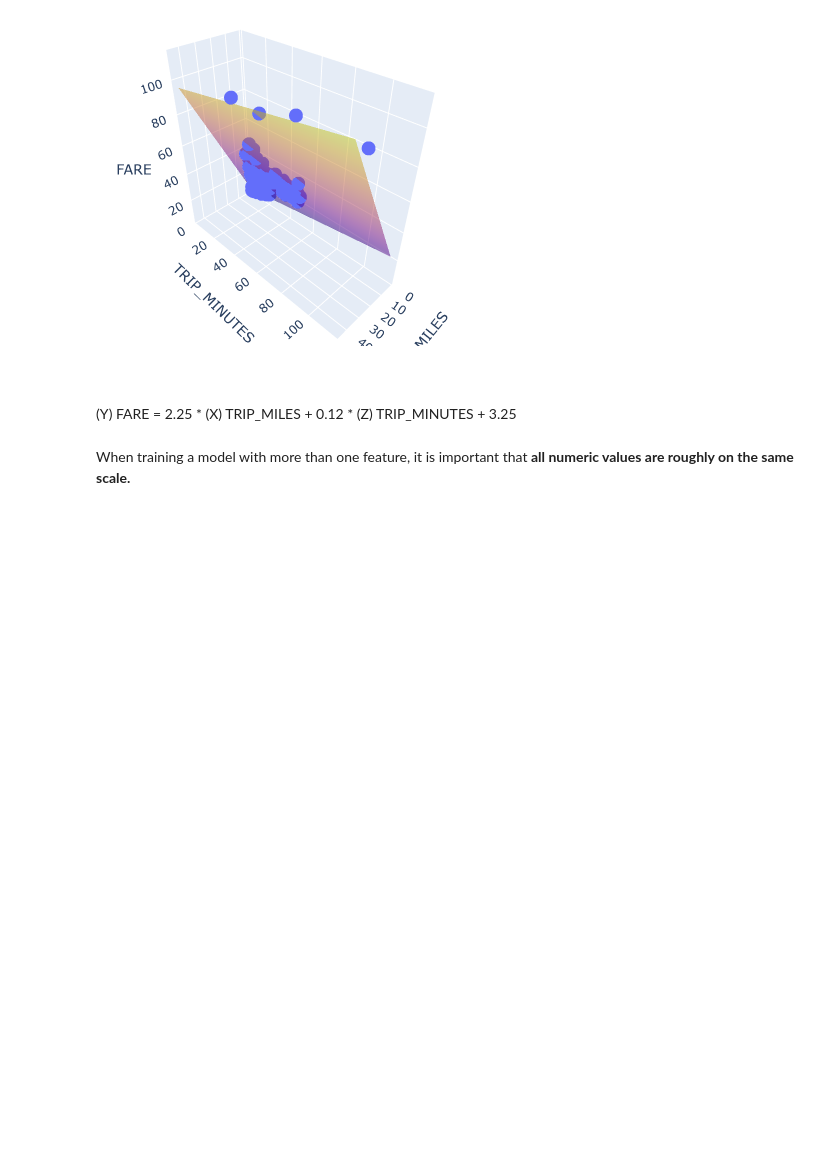
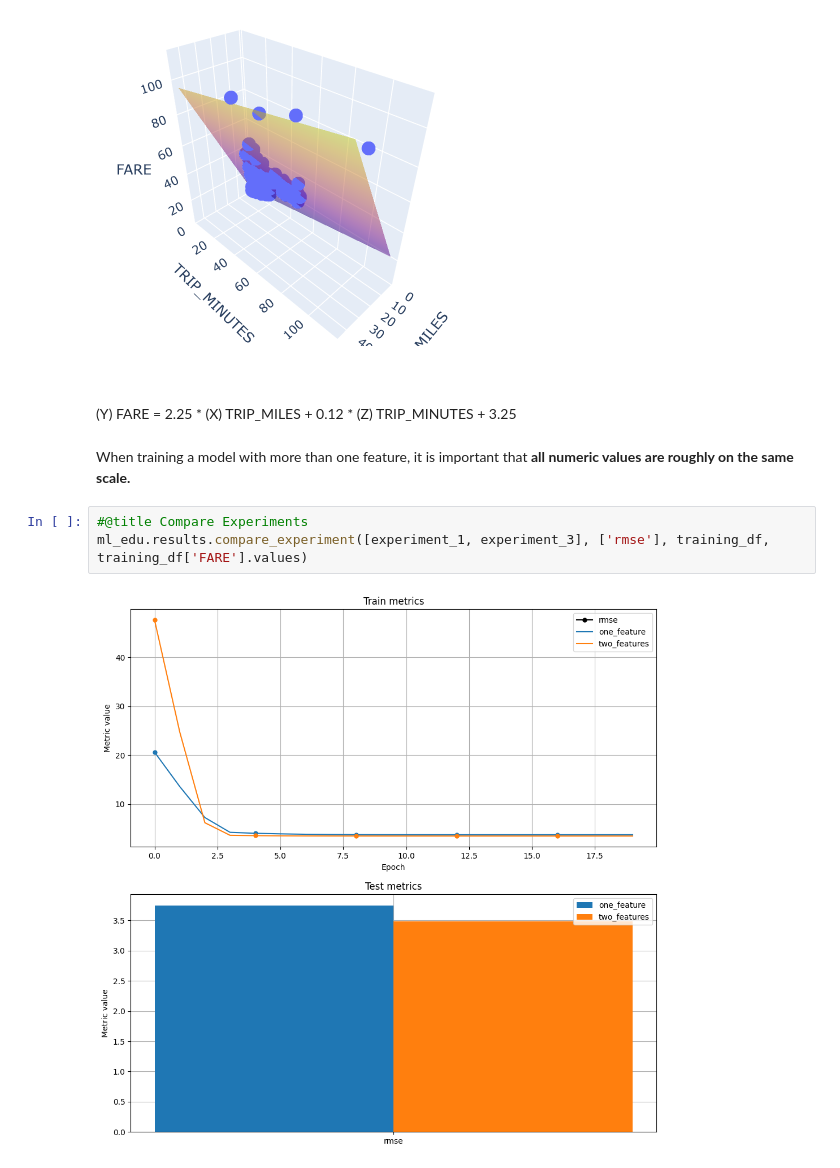
Before and after one commit to fotomain/py_labs_ai_crash_course, a Jupyter notebook: ai_taxi1.ipynb, the cells around one changed output. Drawn from its saved outputs; the diff is of its cells as text; blank space fills up the shorter version.

```diff
--- a/ai_taxi1.ipynb
+++ b/ai_taxi1.ipynb
@@ -527,3 +545,8 @@ print(answer)
 (Y) FARE = 2.25 * (X) TRIP_MILES + 0.12 * (Z) TRIP_MINUTES + 3.25
 # %% [markdown]
 When training a model with more than one feature, it is important that **all numeric values are roughly on the same scale.**
+# %%
+#@title Compare Experiments
+ml_edu.results.compare_experiment([experiment_1, experiment_3], ['rmse'], training_df, training_df['FARE'].values)
+# %% [output]
+[figure, added]
```
Also changed, not shown: parts of 4 cells of this notebook.
